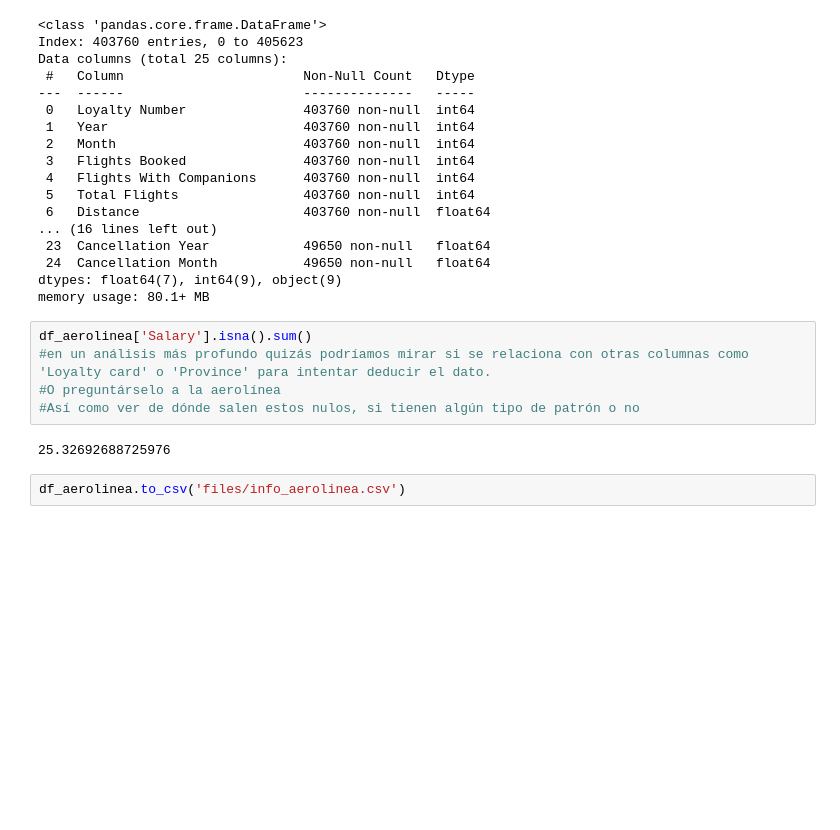
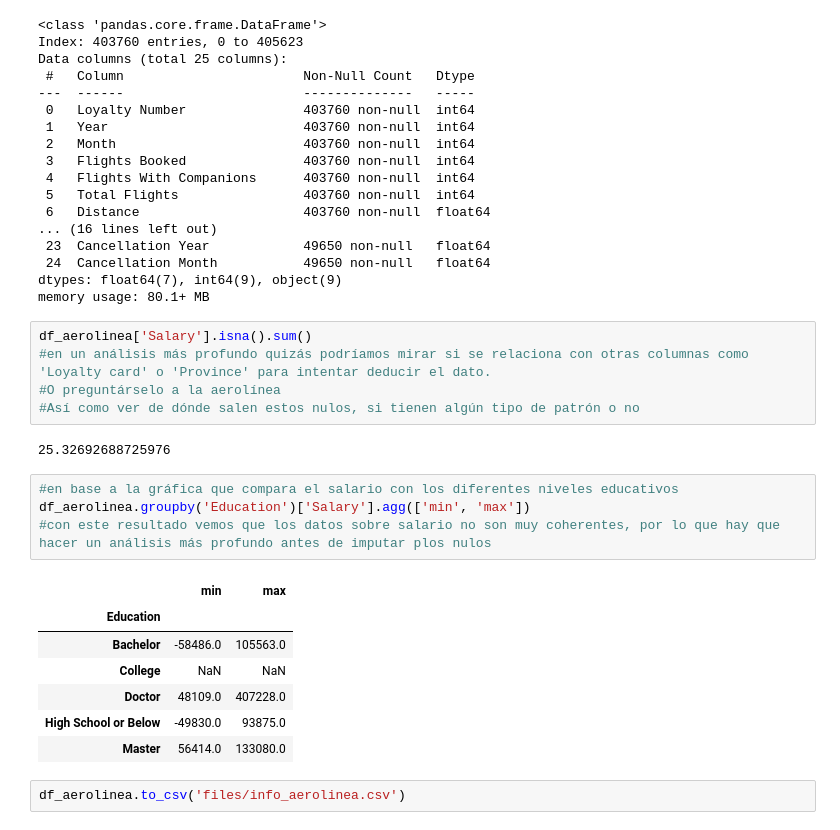
Before and after one commit to Adalab/bda-modulo-3-evaluacion-final-IreneDHA, a Jupyter notebook: limpieza_union.ipynb, the cells around one changed output. Cells and saved outputs as stored; diff of their text form; blank space fills up the shorter version.

```diff
--- a/limpieza_union.ipynb
+++ b/limpieza_union.ipynb
@@ -200,5 +200,17 @@ df_aerolinea['Salary'].isna().sum()
 #Así como ver de dónde salen estos nulos, si tienen algún tipo de patrón o no
 # %% [output]
 25.32692688725976
+# %%
+#en base a la gráfica que compara el salario con los diferentes niveles educativos
+df_aerolinea.groupby('Education')['Salary'].agg(['min', 'max'])
+#con este resultado vemos que los datos sobre salario no son muy coherentes, por lo que hay que hacer un análisis más profundo antes de imputar plos nulos
+# %% [output]
+|  | min | max |
+| Education |  |  |
+| Bachelor | -58486.0 | 105563.0 |
+| College | NaN | NaN |
+| Doctor | 48109.0 | 407228.0 |
+| High School or Below | -49830.0 | 93875.0 |
+| Master | 56414.0 | 133080.0 |
 # %%
 df_aerolinea.to_csv('files/info_aerolinea.csv')
```
Also changed, not shown: 1 other file.
